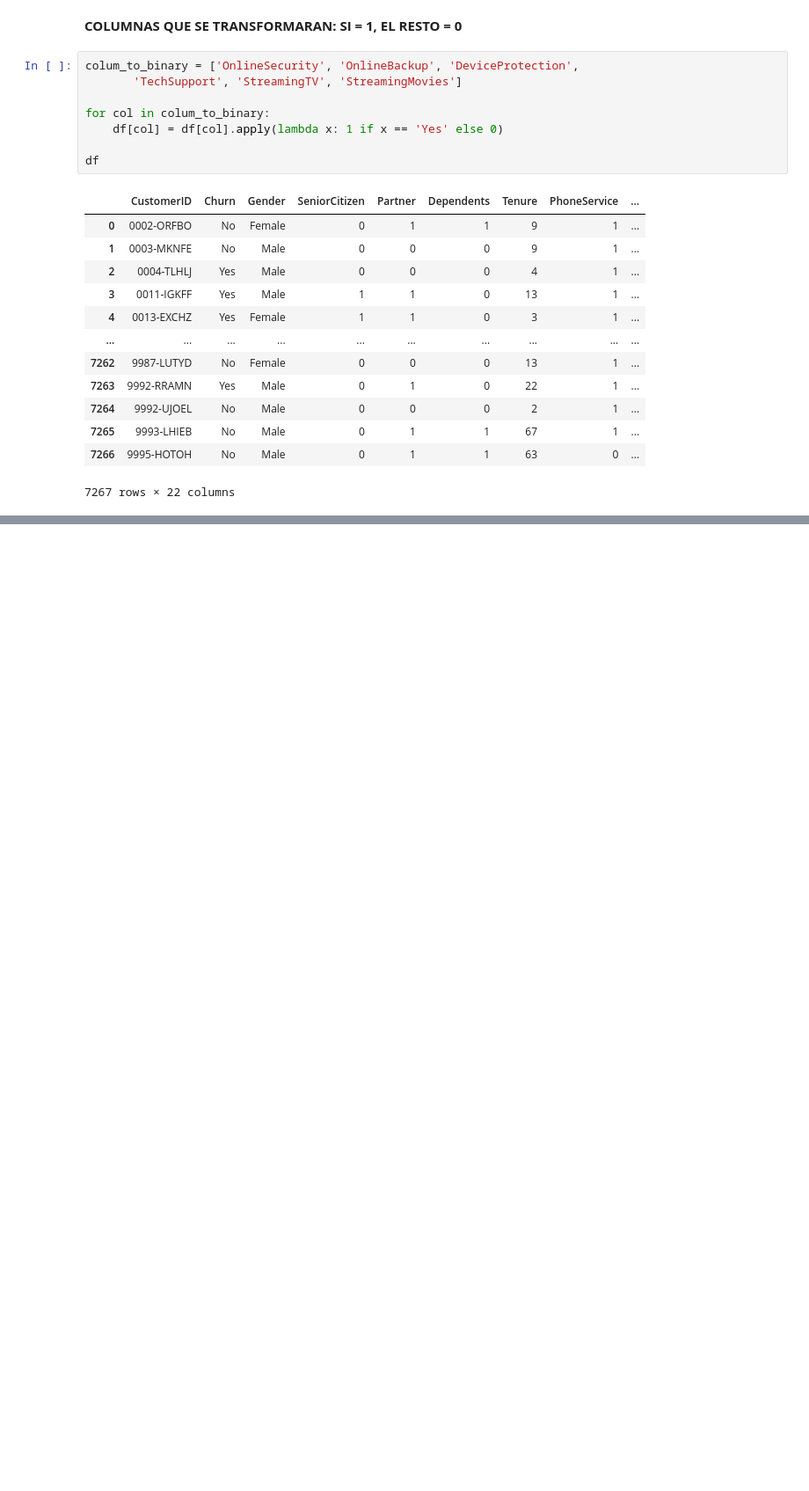
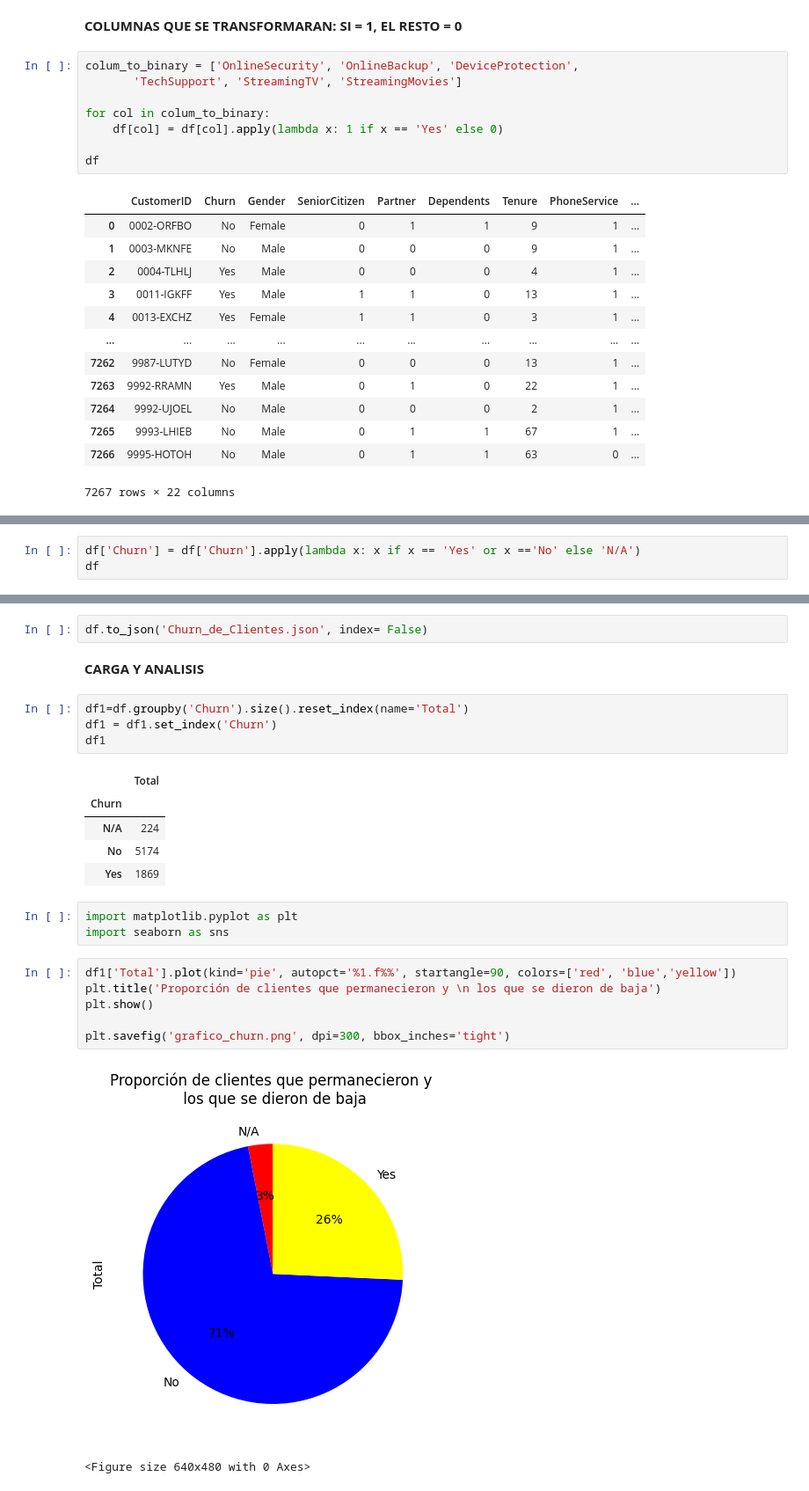
Before and after one commit to SaraviaMartin/TelecomX_LATAM, a Jupyter notebook: telecomX_LATAM_challenge.ipynb, the cells around one changed output, grey strips where cells are left out. Shown at 88% size. Saved outputs shown, nothing was run; the diff lists cells and outputs as text; blank space fills up the shorter version.

```diff
--- a/telecomX_LATAM_challenge.ipynb
+++ b/telecomX_LATAM_challenge.ipynb
@@ -300,0 +306,3 @@ df
+# %%
+df['Churn'] = df['Churn'].apply(lambda x: x if x == 'Yes' or x =='No' else 'N/A')
+df
@@ -300,0 +332,26 @@ df
+# %%
+df.to_json('Churn_de_Clientes.json', index= False)
+# %% [markdown]
+**CARGA Y ANALISIS**
+# %%
+df1=df.groupby('Churn').size().reset_index(name='Total')
+df1 = df1.set_index('Churn')
+df1
+# %% [output]
+|  | Total |
+| Churn |  |
+| N/A | 224 |
+| No | 5174 |
+| Yes | 1869 |
+# %%
+import matplotlib.pyplot as plt
+import seaborn as sns
+# %%
+df1['Total'].plot(kind='pie', autopct='%1.f%%', startangle=90, colors=['red', 'blue','yellow'])
+plt.title('Proporción de clientes que permanecieron y \n los que se dieron de baja')
+plt.show()
+
+plt.savefig('grafico_churn.png', dpi=300, bbox_inches='tight')
+# %% [output]
+[figure, added]
+<Figure size 640x480 with 0 Axes>
```
Also changed, not shown: parts of 13 cells of this notebook.
